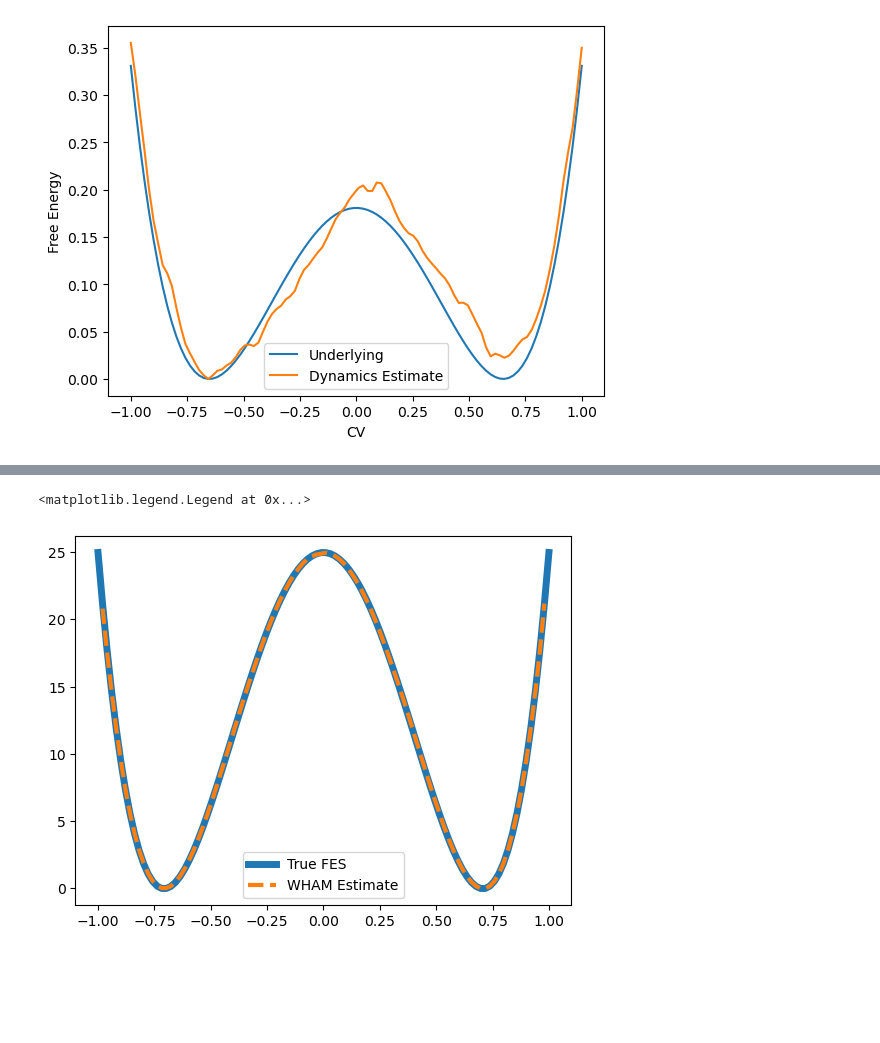
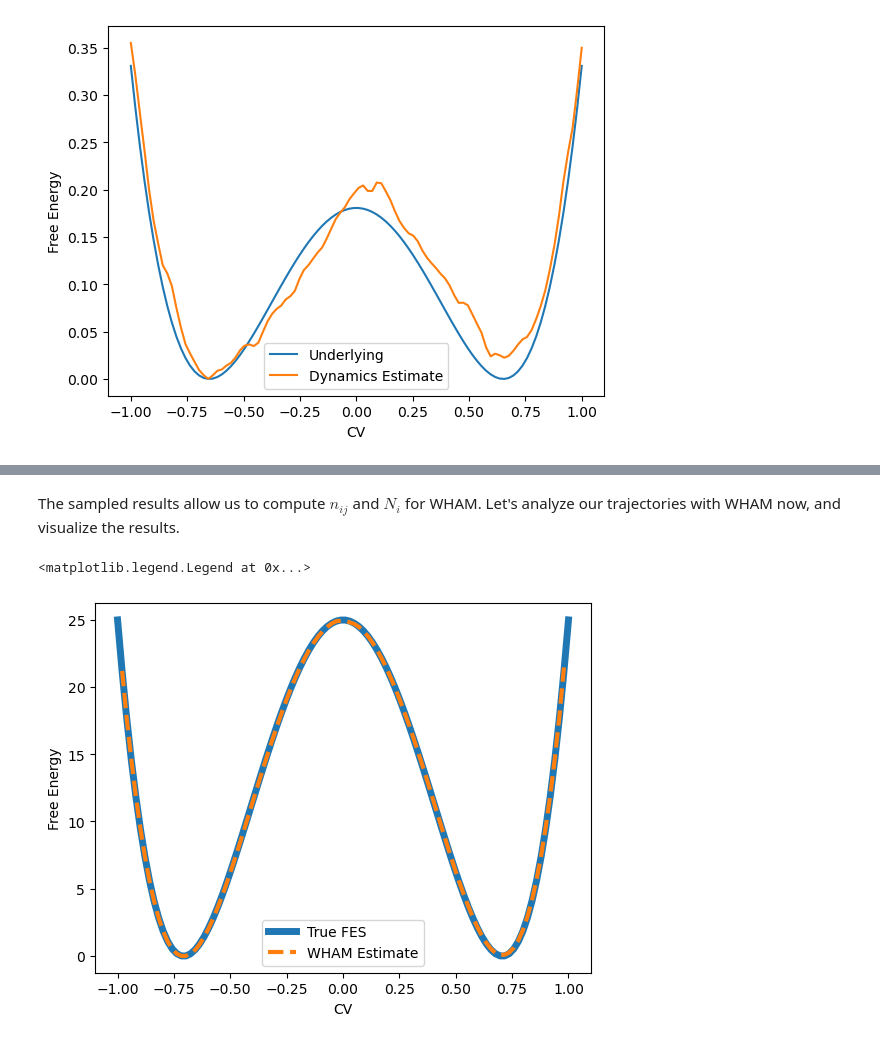
Before and after one commit to djbell01/phys_chem_fundamentals, a Jupyter notebook: WHAM.ipynb, the cells around one changed output, grey strips where cells are left out. Saved outputs shown, nothing was run; the diff lists cells and outputs as text; code cells hidden in the pictures; blank space fills up the shorter version.

```diff
--- a/WHAM.ipynb
+++ b/WHAM.ipynb
@@ -19,6 +19,9 @@ def deep_fes(x_vals):
     fes = 100*x_vals**4 - 100*x_vals**2
     fes -= fes.min()
     return fes
+
+def harmonic_restraint(x_vals,center,kappa):
+        return 0.5 * kappa * (x_vals - center)**2
 
 class Dynamics():
     def __init__(self, fes_func):
@@ -91,7 +94,7 @@ class Umbrella_sampling():
         self.replicas = []
         for i in range(numbrellas):
             replica_window = Dynamics(fes_func)
-            replica_window.bias = self.harmonic_restraint((replica_window.x_vals),(self.centers[i]),kappa)
+            replica_window.bias = harmonic_restraint((replica_window.x_vals),(self.centers[i]),kappa)
             replica_window.underlying_fes += replica_window.bias
             replica_window.boltz_weights = np.exp(-replica_window.underlying_fes)
             replica_window.underlying_prob_dist = replica_window.boltz_weights / (np.sum(replica_window.boltz_weights)*replica_window.bin_width)
@@ -102,9 +105,6 @@ class Umbrella_sampling():
         for i in range(self.numbrellas):
             self.replicas[i].dynamics(nsteps)
 
-
-    def harmonic_restraint(self,x_vals,center,kappa):
-        return 0.5 * kappa * (x_vals - center)**2
 
 class WHAM():
     def __init__(self,umb_sim,iterations):
@@ -135,7 +135,7 @@ class WHAM():
         self.f = 1 / np.sum(self.c*self.p,axis=1)
 
     def calc_G(self):
-        self.G = -np.log(self.p)Energy Barriers
+        self.G = -np.log(self.p)
 # %% [markdown]
 ## Free energy as a function of a collective variable.
 
@@ -259,3 +357,4 @@ ax3.legend()
 # %%
-umb = Umbrella_sampling(numbrellas=10,kappa=500,fes_func=deep)
-umb.dynamics(1000000)
+# run dynamics
+multi_umb = Umbrella_sampling(numbrellas=10,kappa=500,fes_func=deep_fes)
+multi_umb.dynamics(1000000)
@@ -275,11 +395,17 @@ for i in range(umb.numbrellas):
+# %% [markdown]
+The sampled results allow us to compute $n_{ij}$ and $N_i$ for WHAM. Let's analyze our trajectories with WHAM now, and visualize the results.
 # %%
-wham = WHAM(umb,iterations=1000)
+wham = WHAM(multi_umb,iterations=1000)
 # %%
-x_vals = umb.replicas[0].x_vals
-fes = deep(x_vals)
+# Plot resulting free energy surface.
+
+x_vals = multi_umb.replicas[0].x_vals
+fes = deep_fes(x_vals)
 plt.plot(x_vals,fes-fes.min(), label='True FES',lw=5)
 plt.plot(x_vals,wham.G-wham.G.min(),ls='dashed',label='WHAM Estimate',lw=3)
+plt.xlabel('CV')
+plt.ylabel('Free Energy')
 plt.legend()
 # %% [output]
 <matplotlib.legend.Legend at 0x...>
-[figure, old version]
+[figure, new version]
```
Also changed, not shown: parts of 21 cells of this notebook.
